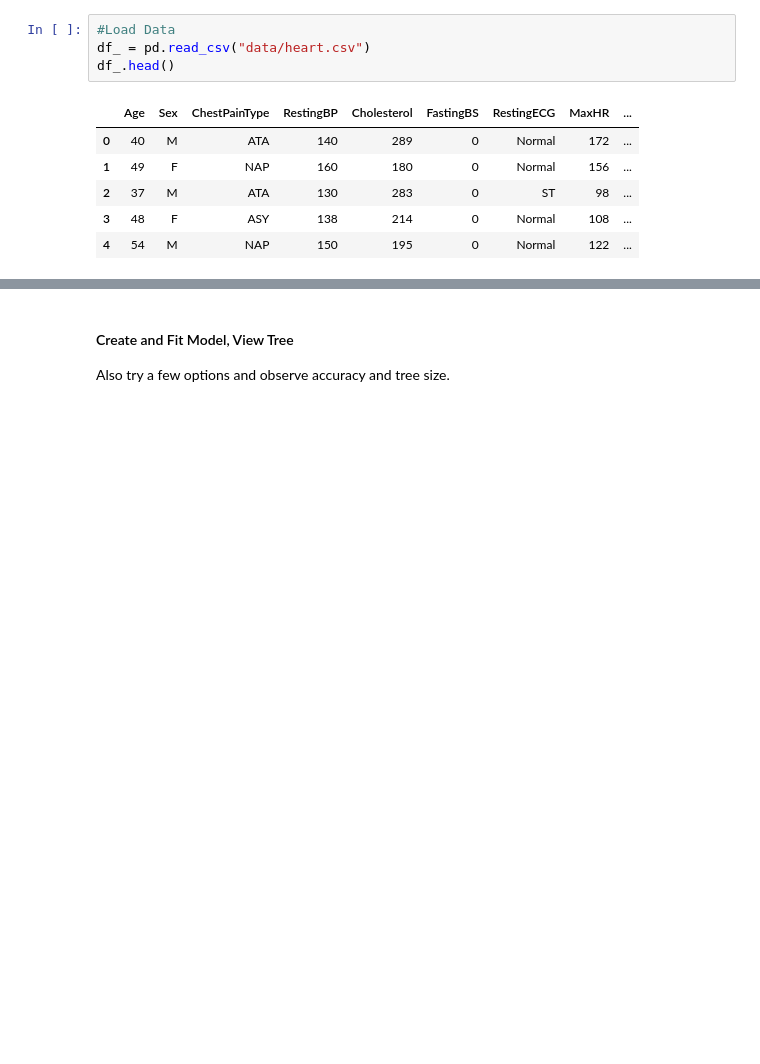
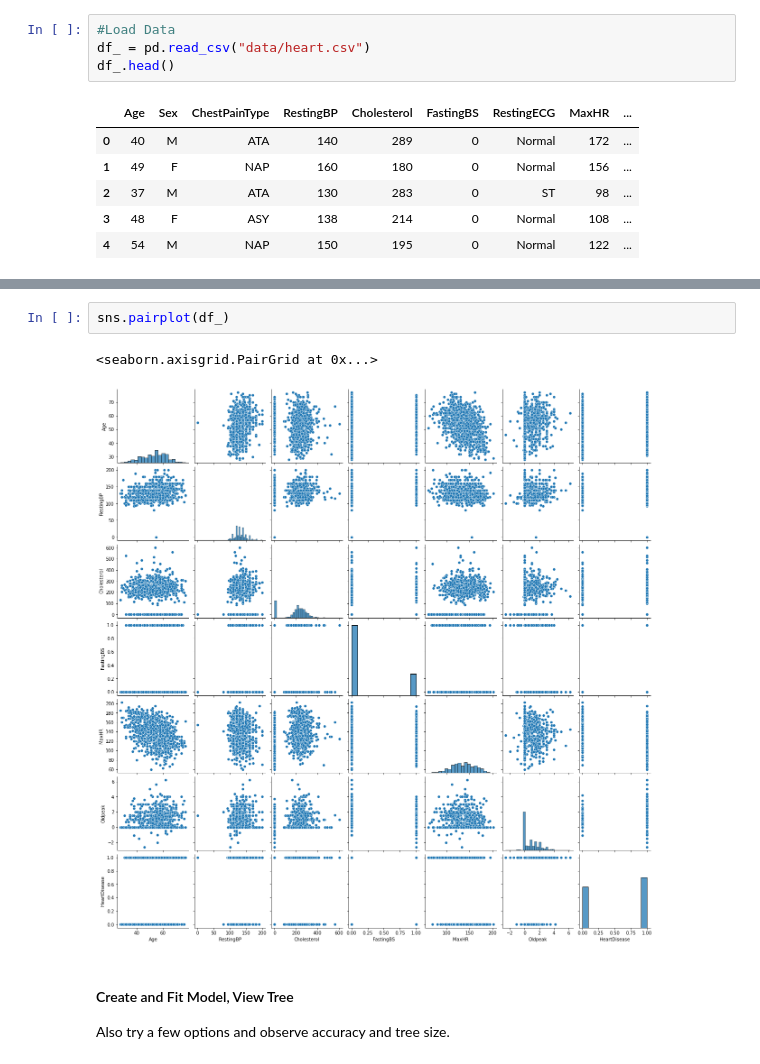
Before and after one commit to ASykes4/Intro_to_Machine_Learning_Student_Workbooks, a Jupyter notebook: 002_tree.ipynb, the cells around one changed output, grey strips where cells are left out. Cells and saved outputs as stored; diff of their text form; blank space fills up the shorter version.

```diff
--- a/002_tree.ipynb
+++ b/002_tree.ipynb
@@ -418,3 +423,8 @@ df_.head()
+# %%
+sns.pairplot(df_)
+# %% [output]
+<seaborn.axisgrid.PairGrid at 0x...>
+[figure, added]
 # %% [markdown]
 #### Create and Fit Model, View Tree
 Also try a few options and observe accuracy and tree size.
```
Also changed, not shown: parts of 16 cells of this notebook, 1 other file.
